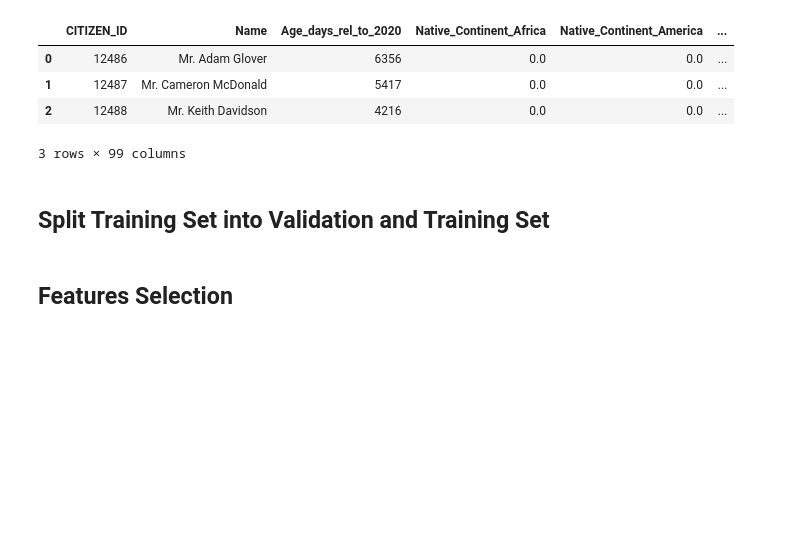
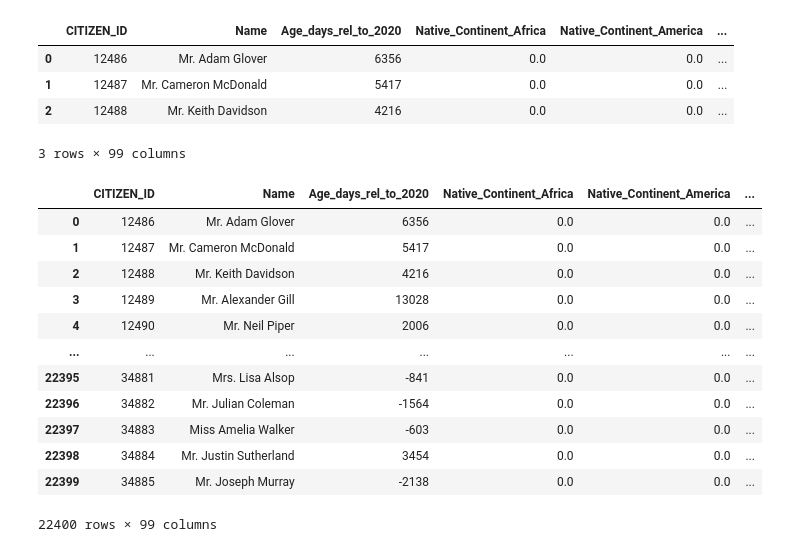
Before and after one commit to ph1001/Group-Project-Machine-Learning-Group-50, a Jupyter notebook: Group50_ML202021_Predictive_Notebook.ipynb, the cells around one changed output. Drawn from its saved outputs; the diff is of its cells as text; code cells hidden in the pictures; blank space fills up the shorter version.

```diff
--- a/Group50_ML202021_Predictive_Notebook.ipynb
+++ b/Group50_ML202021_Predictive_Notebook.ipynb
@@ -641,5 +641,18 @@ train_9.head(3)
 3 rows × 99 columns
 # %%
 train_enc = train_9
+train_enc
+# %% [output]
+|  | CITIZEN_ID | Name | Age_days_rel_to_2020 | Native_Continent_Africa | Native_Continent_America | ... |
+| 0 | 12486 | Mr. Adam Glover | 6356 | 0.0 | 0.0 | ... |
+| 1 | 12487 | Mr. Cameron McDonald | 5417 | 0.0 | 0.0 | ... |
+| 2 | 12488 | Mr. Keith Davidson | 4216 | 0.0 | 0.0 | ... |
+| 3 | 12489 | Mr. Alexander Gill | 13028 | 0.0 | 0.0 | ... |
+| 4 | 12490 | Mr. Neil Piper | 2006 | 0.0 | 0.0 | ... |
+| ... | ... | ... | ... | ... | ... | ... |
+| 22395 | 34881 | Mrs. Lisa Alsop | -841 | 0.0 | 0.0 | ... |
+| 22396 | 34882 | Mr. Julian Coleman | -1564 | 0.0 | 0.0 | ... |
+| 22397 | 34883 | Miss Amelia Walker | -603 | 0.0 | 0.0 | ... |
+| 22398 | 34884 | Mr. Justin Sutherland | 3454 | 0.0 | 0.0 | ... |
+| 22399 | 34885 | Mr. Joseph Murray | -2138 | 0.0 | 0.0 | ... |
+22400 rows × 99 columns
-# %% [markdown]
-## Split Training Set into Validation and Training Set
@@ -648,2 +658,0 @@ train_enc = train_9
-# %% [markdown]
-## Features Selection
```
Also changed, not shown: parts of 2 cells of this notebook.
